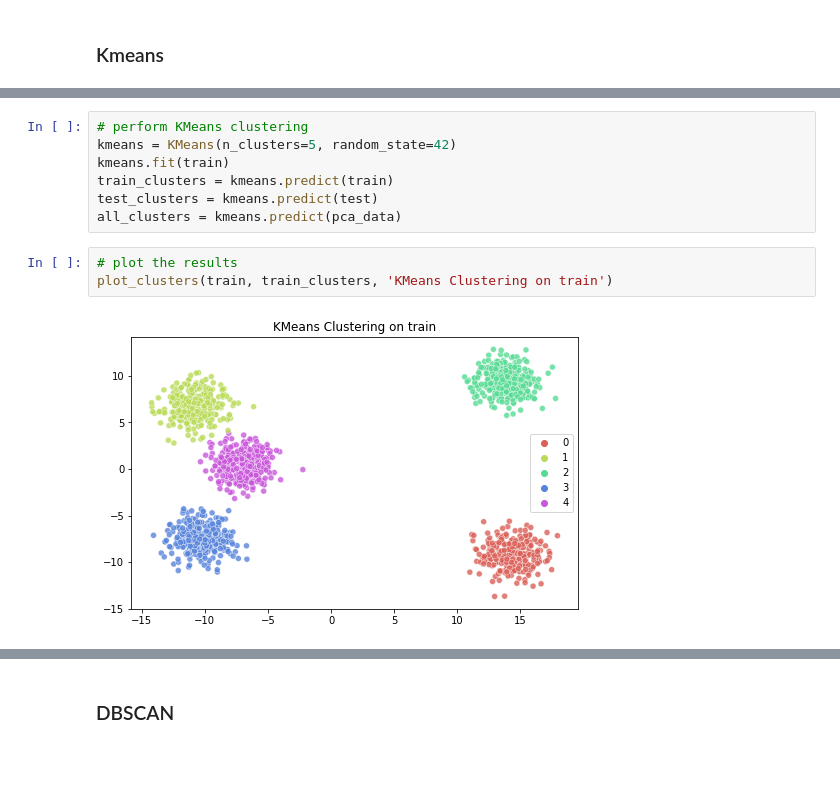
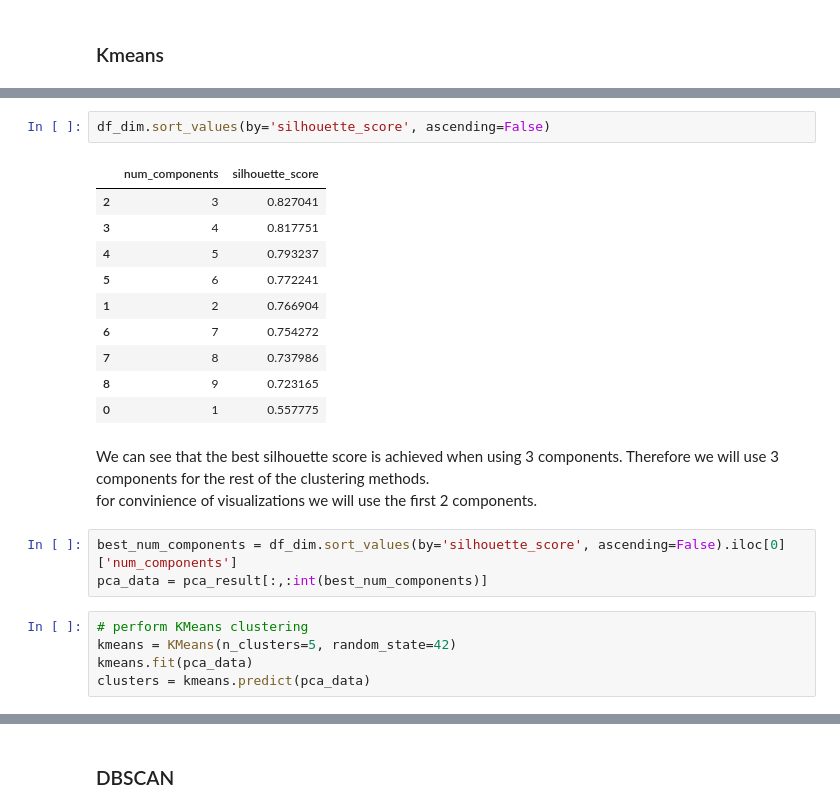
Before and after one commit to Ilan-v/Intro2DS_2022, a Jupyter notebook: clustering.ipynb, the cells around one changed output, grey strips where cells are left out. Cells and saved outputs as stored; diff of their text form; blank space fills up the shorter version.

```diff
--- a/clustering.ipynb
+++ b/clustering.ipynb
@@ -166,12 +160,24 @@ def plot_clusters(data,clusters, title,figsize=(8,5)):
+# %%
+df_dim.sort_values(by='silhouette_score', ascending=False)
+# %% [output]
+|  | num_components | silhouette_score |
+| 2 | 3 | 0.827041 |
+| 3 | 4 | 0.817751 |
+| 4 | 5 | 0.793237 |
+| 5 | 6 | 0.772241 |
+| 1 | 2 | 0.766904 |
+| 6 | 7 | 0.754272 |
+| 7 | 8 | 0.737986 |
+| 8 | 9 | 0.723165 |
+| 0 | 1 | 0.557775 |
+# %% [markdown]
+We can see that the best silhouette score is achieved when using 3 components. Therefore we will use 3 components for the rest of the clustering methods. <br>
+for convinience of visualizations we will use the first 2 components.
+# %%
+best_num_components = df_dim.sort_values(by='silhouette_score', ascending=False).iloc[0]['num_components']
+pca_data = pca_result[:,:int(best_num_components)]
 # %%
 # perform KMeans clustering
 kmeans = KMeans(n_clusters=5, random_state=42)
-kmeans.fit(train)
-train_clusters = kmeans.predict(train)
-test_clusters = kmeans.predict(test)
-all_clusters = kmeans.predict(pca_data)
+kmeans.fit(pca_data)
+clusters = kmeans.predict(pca_data)
-# %%
-# plot the results
-plot_clusters(train, train_clusters, 'KMeans Clustering on train')
-# %% [output]
-[figure, removed]
```
Also changed, not shown: parts of 29 cells of this notebook, 1 other file.
